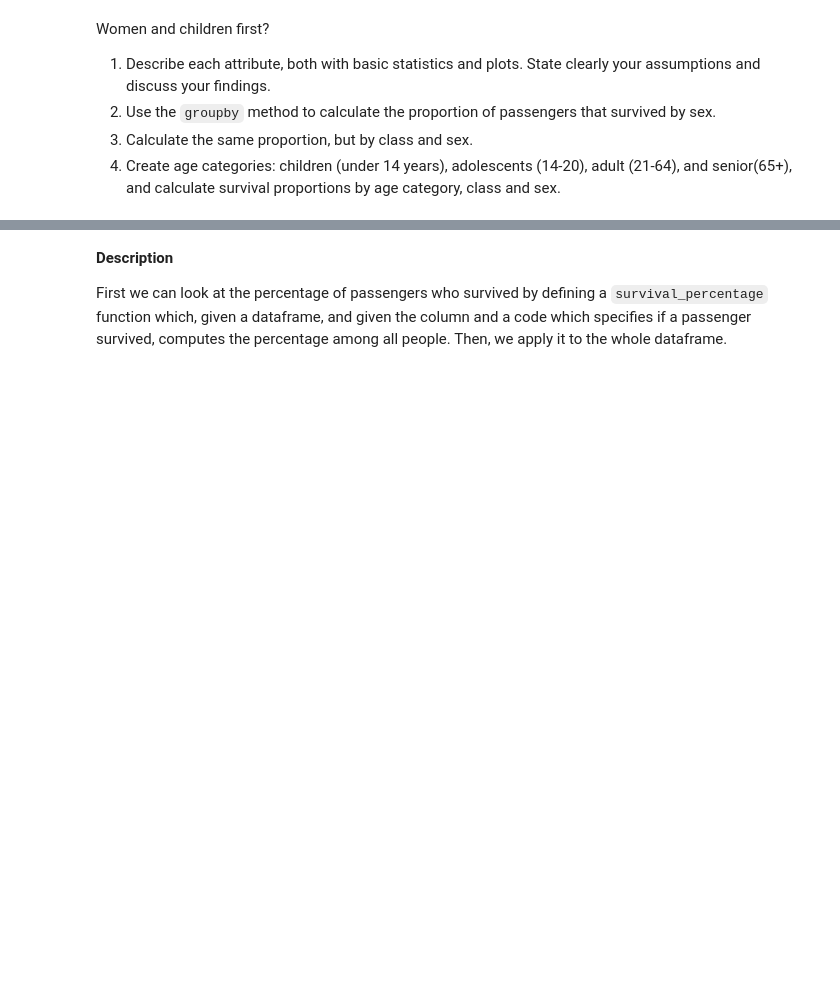
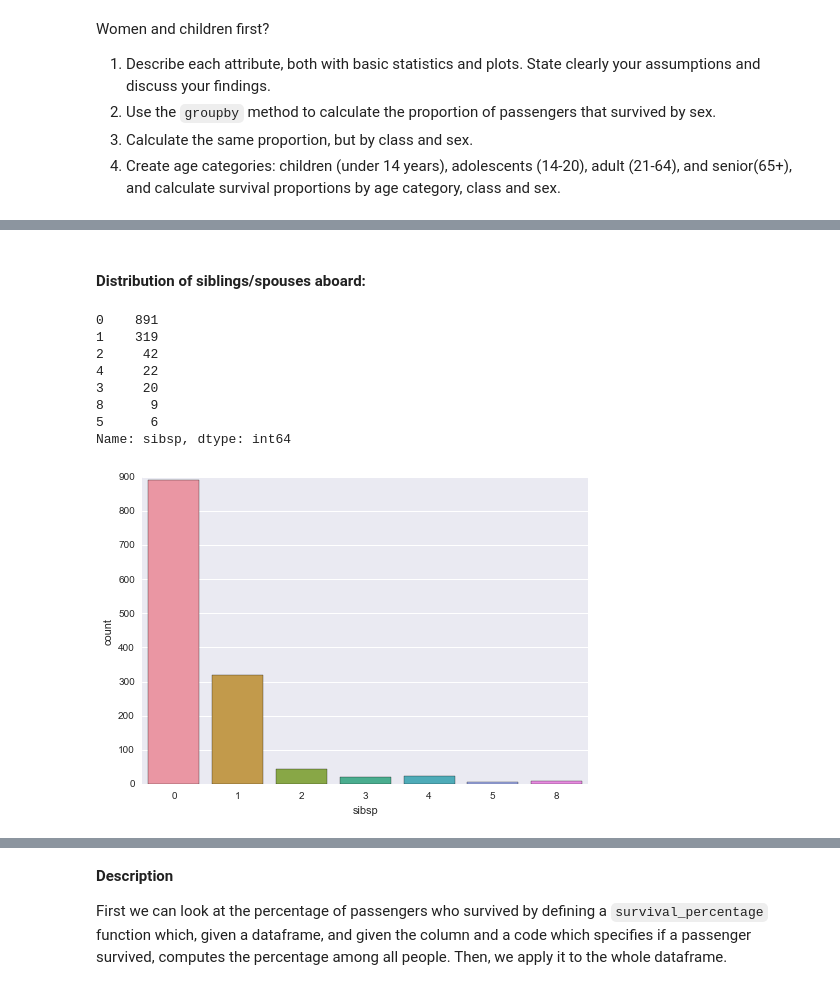
Before and after one commit to mfmotta/tatoule, a Jupyter notebook: 01 - Pandas and Data Wrangling/Data Wrangling with Pandas.ipynb, the cells around one changed output, grey strips where cells are left out. Drawn from its saved outputs; the diff is of its cells as text; code cells hidden in the pictures; blank space fills up the shorter version.

```diff
--- a/01 - Pandas and Data Wrangling/Data Wrangling with Pandas.ipynb
+++ b/01 - Pandas and Data Wrangling/Data Wrangling with Pandas.ipynb
@@ -656,0 +735,15 @@ titanic_data = pd.read_excel('Data/titanic.xls') # loads Titanic data
+# %% [markdown]
+#### Distribution of siblings/spouses aboard:
+# %%
+sns.countplot(titanic_data.sibsp)
+titanic_data.sibsp.value_counts()
+# %% [output]
+0    891
+1    319
+2     42
+4     22
+3     20
+8      9
+5      6
+Name: sibsp, dtype: int64
+[figure, added]
```
Also changed, not shown: parts of 37 cells of this notebook.
